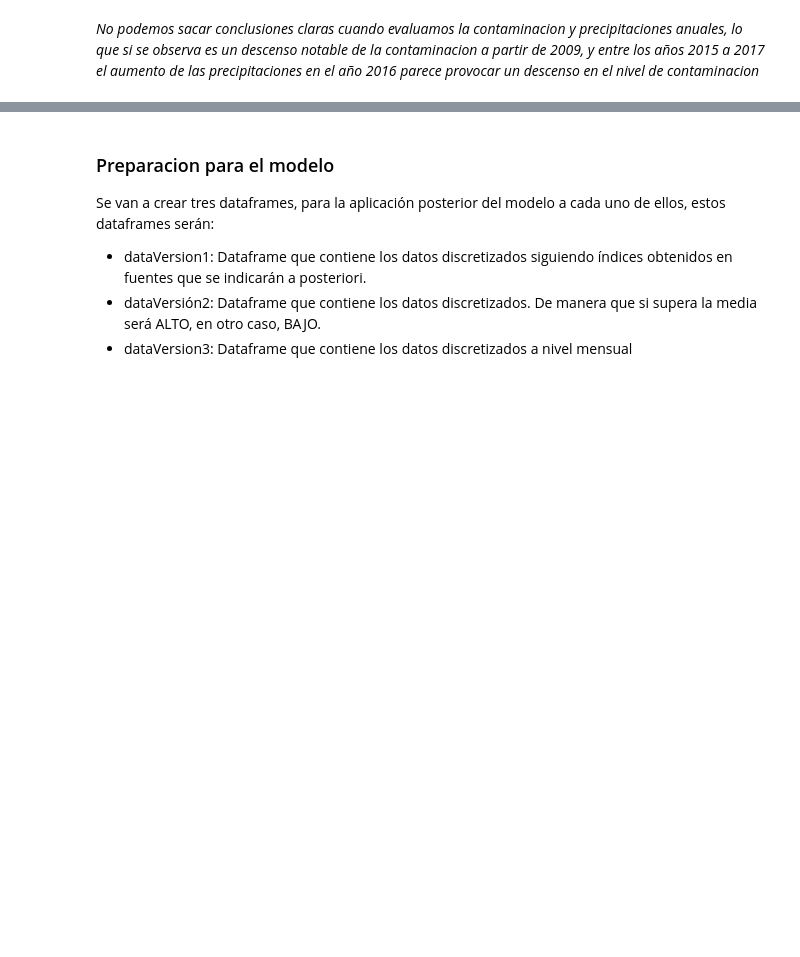
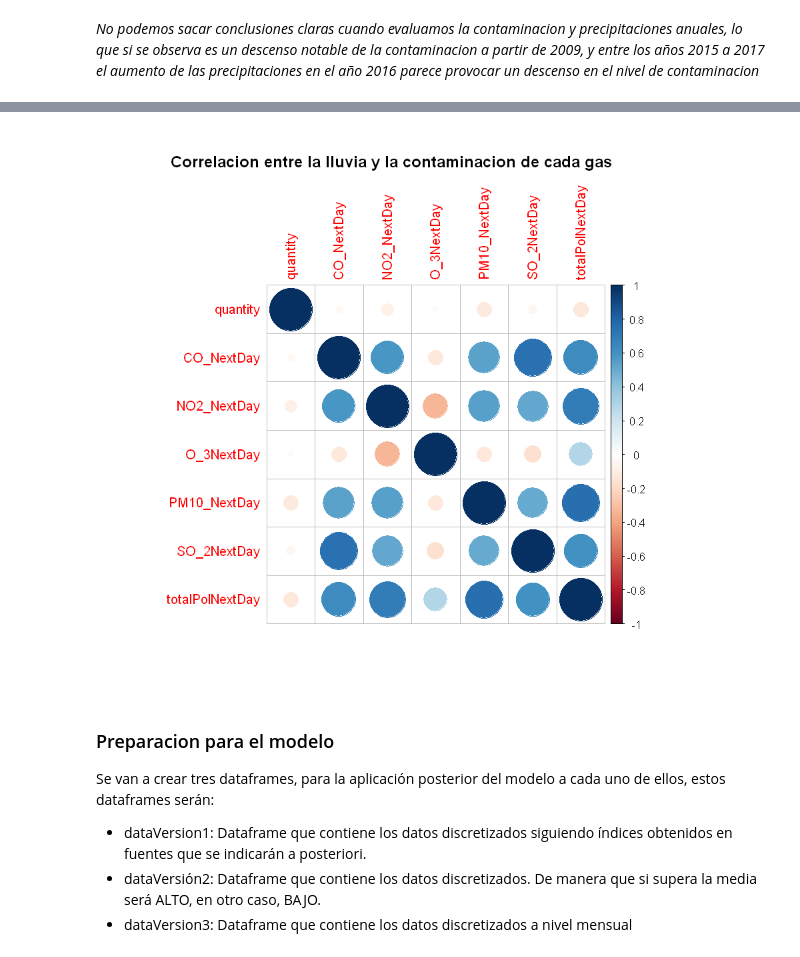
Before and after one commit to manumonforte/DataMining-BigDataParadigm, a Jupyter notebook: Estudio.ipynb, the cells around one changed output, grey strips where cells are left out. Cells and saved outputs as stored; diff of their text form; code cells hidden in the pictures; blank space fills up the shorter version.

Commit message:
correlacion de variables y grafica de correlacion

```diff
--- a/Estudio.ipynb
+++ b/Estudio.ipynb
@@ -802,0 +800,4 @@ barplot(rainfall_year$quantity, main ="Precipitación anual",xlab = "año",ylab
+# %%
+madrid_cor <- merge ( x = madrid_cor, y = rainfall, by = "date")
+madrid_cor <- madrid_cor[order(madrid_cor$station),]
+head(madrid_cor)
@@ -802,0 +812,4 @@ barplot(rainfall_year$quantity, main ="Precipitación anual",xlab = "año",ylab
+# %%
+madrid_cor$date = NULL
+madrid_cor$station = NULL
+head(madrid_cor)
@@ -802,0 +824,18 @@ barplot(rainfall_year$quantity, main ="Precipitación anual",xlab = "año",ylab
+# %%
+madrid_cor$CO_NextDay <- c(madrid_cor$CO[-1], NA)
+madrid_cor$NO2_NextDay <- c(madrid_cor$NO_2[-1], NA)
+madrid_cor$O_3NextDay <- c(madrid_cor$O_3[-1], NA)
+madrid_cor$PM10_NextDay <- c(madrid_cor$PM10[-1], NA)
+madrid_cor$SO_2NextDay <- c(madrid_cor$SO_2[-1], NA)
+
+madrid_cor$totalPol <- rowSums(madrid_cor[,1:5])
+madrid_cor$totalPolNextDay <- c(madrid_cor$totalPol[-1], NA)
+
+madrid_cor$CO = NULL
+madrid_cor$NO_2 = NULL
+madrid_cor$O_3 = NULL
+madrid_cor$PM10 = NULL
+madrid_cor$SO_2 = NULL
+madrid_cor$totalPol = NULL
+
+head(madrid_cor)
@@ -802,0 +852,3 @@ barplot(rainfall_year$quantity, main ="Precipitación anual",xlab = "año",ylab
+# %%
+res <- cor(madrid_cor, use = "complete.obs")
+round(res, 2)
@@ -803,3 +864,8 @@ barplot(rainfall_year$quantity, main ="Precipitación anual",xlab = "año",ylab
+# %%
+corrplot(res)
+title("Correlacion entre la lluvia y la contaminacion de cada gas")
+# %% [output]
+[figure, added]
 # %% [markdown]
 ### Preparacion para el modelo
 Se van a crear tres dataframes, para la aplicación posterior del modelo a cada uno de ellos, estos dataframes serán:
```
Also changed, not shown: parts of 77 cells of this notebook.
